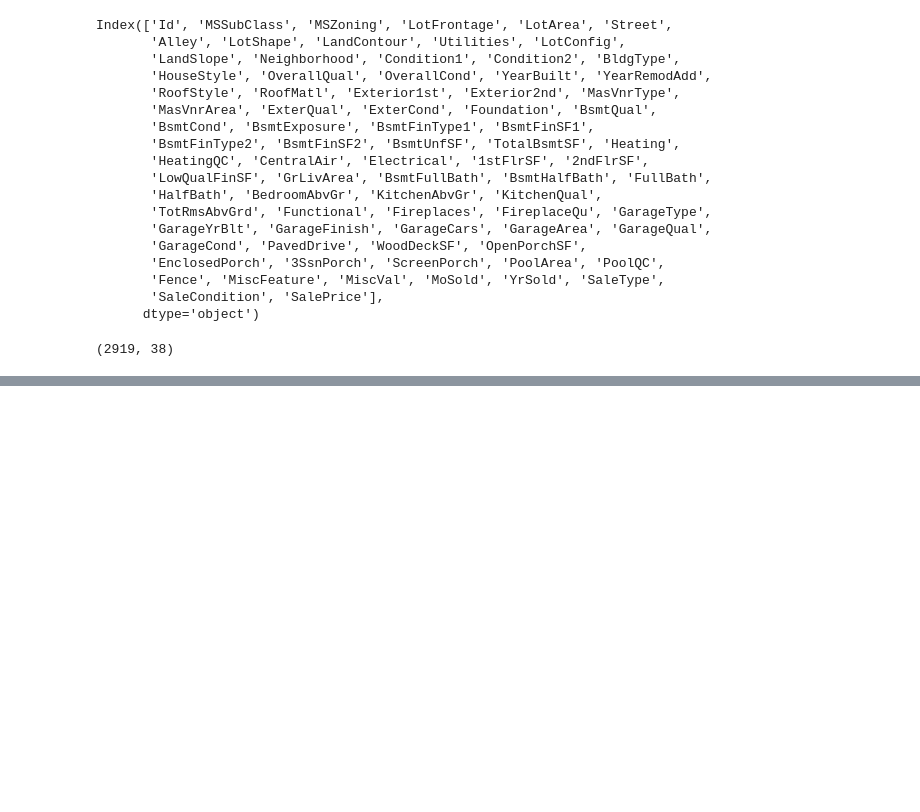
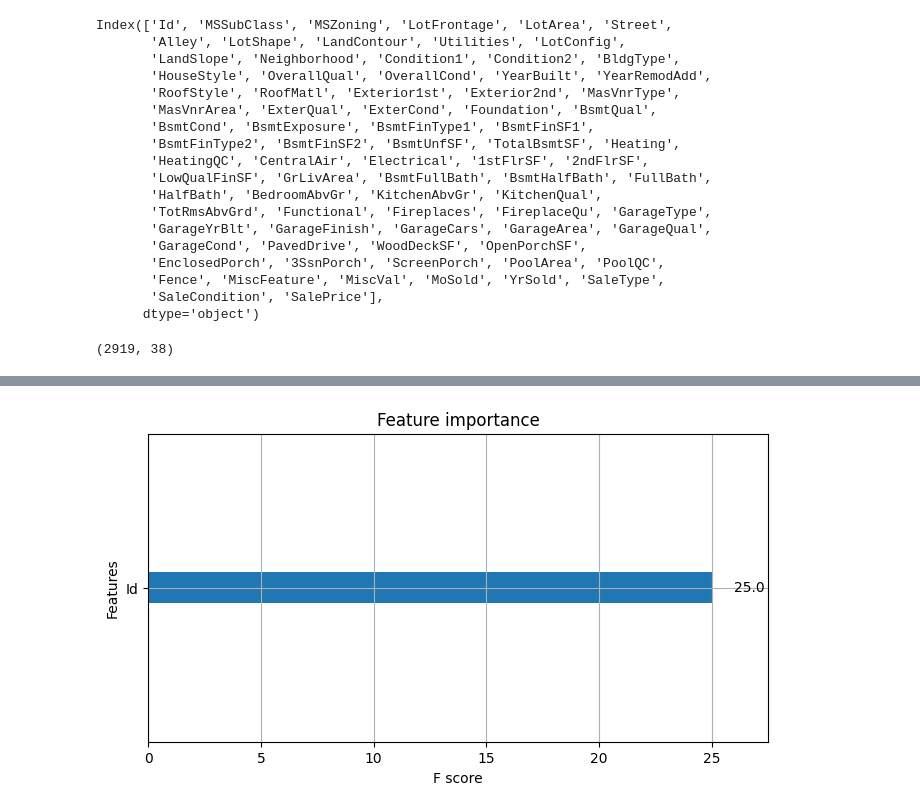
Before and after one commit to ilias-ant/adversarial-validation-demo, a Jupyter notebook: demo-house-prices.ipynb, the cells around one changed output, grey strips where cells are left out. Saved outputs shown, nothing was run; the diff lists cells and outputs as text; code cells hidden in the pictures; blank space fills up the shorter version.

```diff
--- a/demo-house-prices.ipynb
+++ b/demo-house-prices.ipynb
@@ -60,5 +61,5 @@ X_test = test.select_dtypes(include=["number"]).copy()
 # drop target variable from our training dataset
 X_train = X_train.drop(["SalePrice"], axis=1)
 # %%
-X_train["adval_label"] = 1.0
+X_train["_adval_label_"] = 0.0
 # %%
@@ -167,0 +162,8 @@ aucs
+# %%
+classifier = xgb.XGBClassifier(eval_metric="logloss")
+classifier.fit(X, y)
+fig, ax = plt.subplots(figsize=(8, 4))
+xgb.plot_importance(classifier, ax=ax)
+plt.show();
+# %% [output]
+[figure, added]
```
Also changed, not shown: parts of 19 cells of this notebook, 3 other files.
